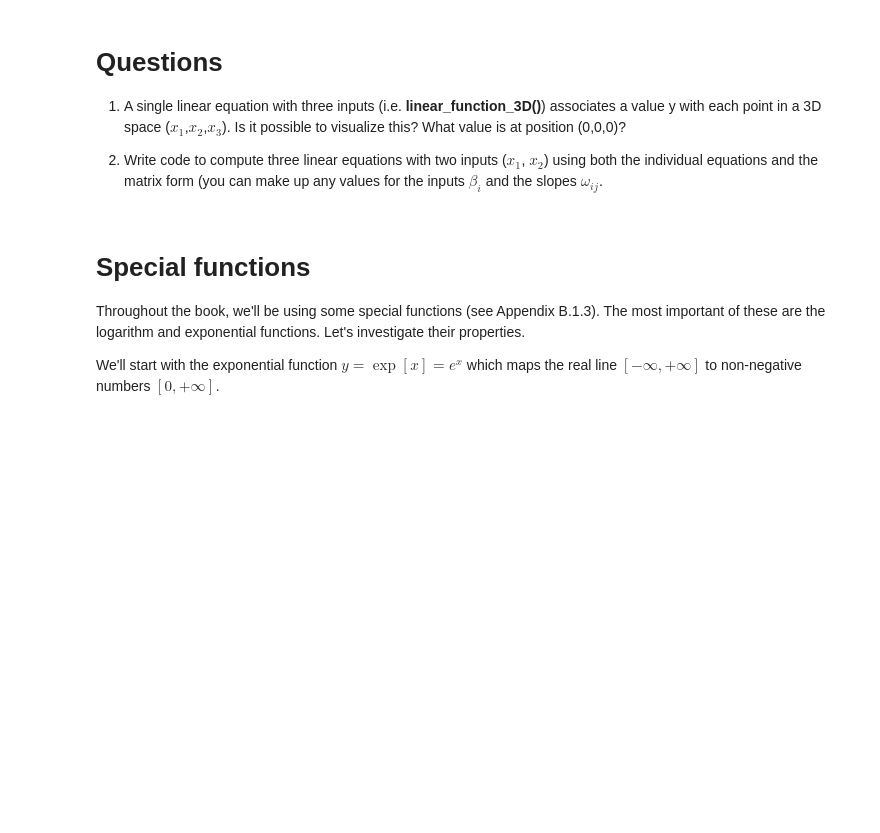
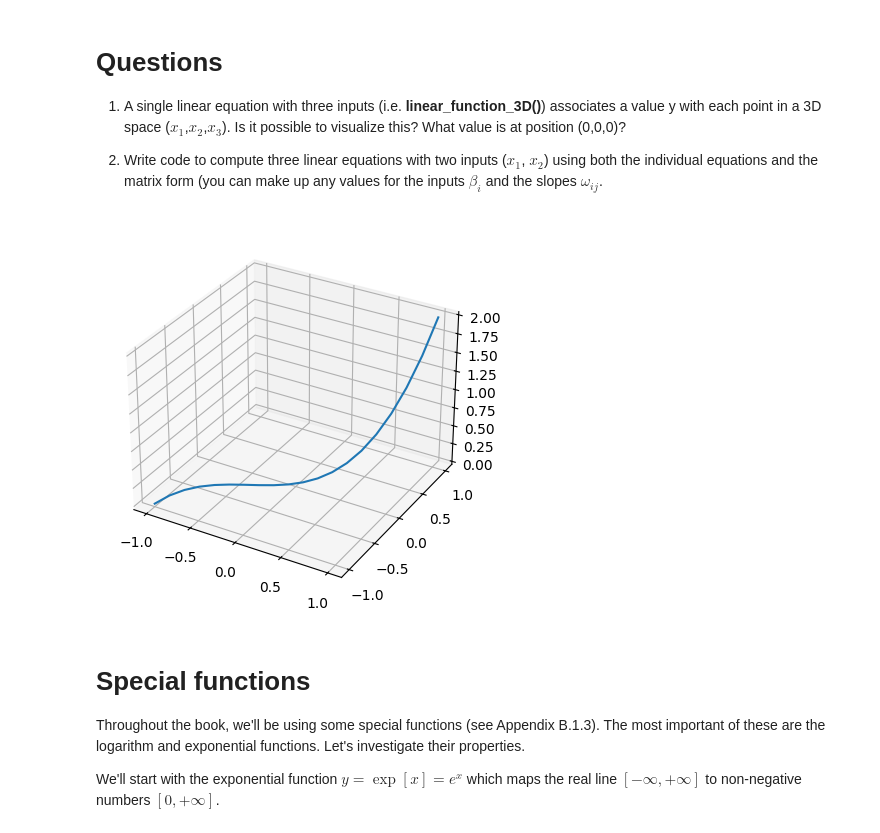
Before and after one commit to cqycqy1999/AI_Math_Infra, a Jupyter notebook: Notebooks/Chap01/1_1_BackgroundMathematics.ipynb, the cells around one changed output. Saved outputs shown, nothing was run; the diff lists cells and outputs as text; code cells hidden in the pictures; blank space fills up the shorter version.

```diff
--- a/Notebooks/Chap01/1_1_BackgroundMathematics.ipynb
+++ b/Notebooks/Chap01/1_1_BackgroundMathematics.ipynb
@@ -26,7 +26,7 @@ Any other functions are by definition **non-linear**.
 # Define a linear function with just one input, x
 def linear_function_1D(x,beta,omega):
   # TODO -- replace the code line below with formula for 1D linear equation
-  y = beta + omega*x
+  y = x
 
   return y
 # %%
@@ -80,7 +67,7 @@ def draw_2D_function(x1_mesh, x2_mesh, y):
 # Define a linear function with two inputs, x1 and x2
 def linear_function_2D(x1,x2,beta,omega1,omega2):
   # TODO -- replace the code line below with formula for 2D linear equation
-  y = beta + omega1*x1 + omega2*x2
+  y = x1
 
   return y
 # %%
@@ -92,7 +79,7 @@ x2 = np.arange(0.0, 10.0, 0.1)
 x1,x2 = np.meshgrid(x1,x2)  # https://www.geeksforgeeks.org/numpy-meshgrid-function/
 
 # Compute the 2D function for given values of omega1, omega2
-beta = -5; omega1 = 1.0; omega2 = -0.5
+beta = 0.0; omega1 = 1.0; omega2 = -0.5
 y  = linear_function_2D(x1,x2,beta, omega1, omega2)
 
 # Draw the function.
@@ -138,7 +123,7 @@ for short.  Here, lowercase bold symbols are used for vectors.  Upper case bold
 # Define a linear function with three inputs, x1, x2, and x_3
 def linear_function_3D(x1,x2,x3,beta,omega1,omega2,omega3):
   # TODO -- replace the code below with formula for a single 3D linear equation
-  y = beta + omega1*x1 + omega2*x2 + omega3*x3
+  y = beta + x1*omega1 + x2*omega2 + x3*omega3
 
   return y
 # %% [markdown]
@@ -183,3 +172,20 @@ y2 = 2.900
+# %%
+# Q1:
+beta = 4
+omega1 = 1
+omega2 = 2
+omega3 = 3
+fig = plt.figure()
+ax = fig.add_subplot(111,projection='3d')
+x = np.linspace(-1,1,20)
+y = np.linspace(-1,1,20)
+z = x**2 + (y**2)*y
+
+value = linear_function_3D(x,y,z,beta,omega1,omega2,omega3)
+ax.plot(x,y,z,label="3d curve")
+plt.show()
+# %% [output]
+[figure, added]
 # %% [markdown]
 # Special functions
 
```
Also changed, not shown: parts of 6 cells of this notebook.
